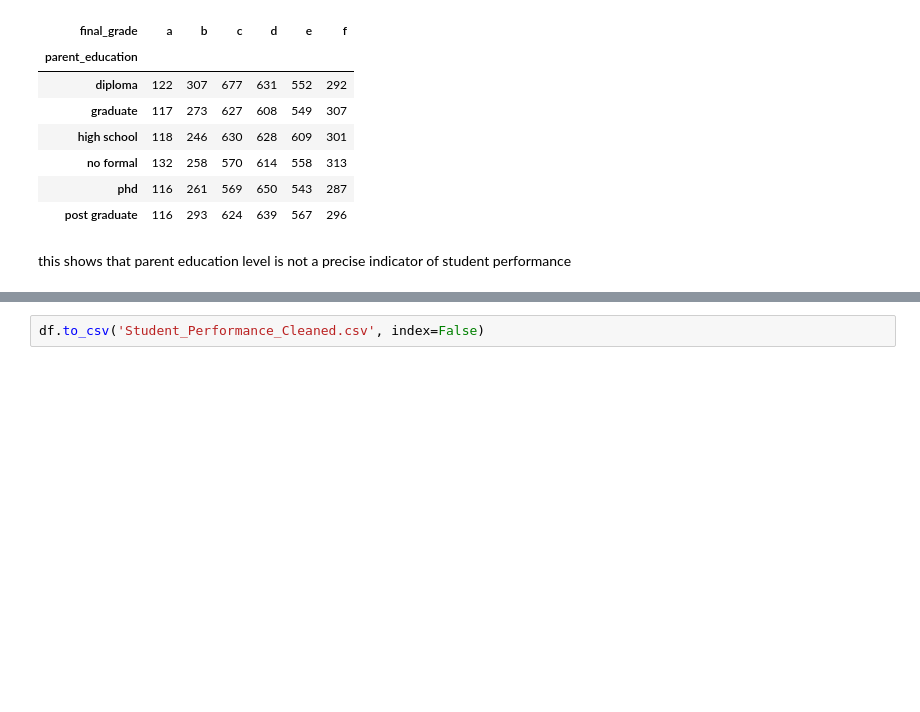
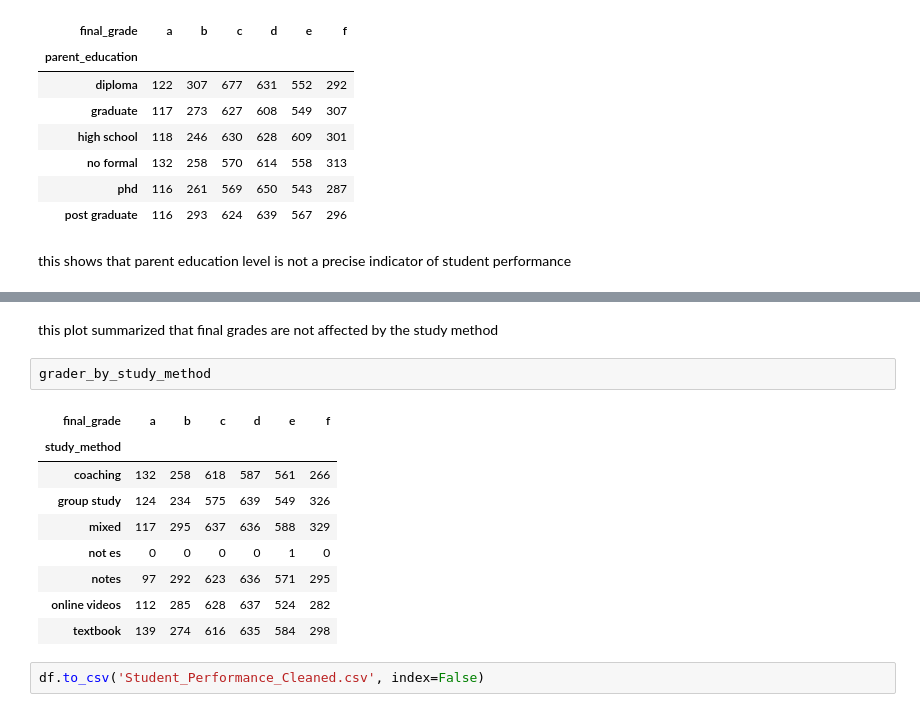
Before and after one commit to iiFouzi/Student-Preformance-Analysis, a Jupyter notebook: code/Student_analysis.ipynb, the cells around one changed output, grey strips where cells are left out. Cells and saved outputs as stored; diff of their text form; blank space fills up the shorter version.

```diff
--- a/code/Student_analysis.ipynb
+++ b/code/Student_analysis.ipynb
@@ -291,2 +321,16 @@ this shows that parent education level is not a precise indicator of student per
+# %% [markdown]
+this plot summarized that final grades are not affected by the study method
+# %%
+grader_by_study_method
+# %% [output]
+| final_grade | a | b | c | d | e | f |
+| study_method |  |  |  |  |  |  |
+| coaching | 132 | 258 | 618 | 587 | 561 | 266 |
+| group study | 124 | 234 | 575 | 639 | 549 | 326 |
+| mixed | 117 | 295 | 637 | 636 | 588 | 329 |
+| not es | 0 | 0 | 0 | 0 | 1 | 0 |
+| notes | 97 | 292 | 623 | 636 | 571 | 295 |
+| online videos | 112 | 285 | 628 | 637 | 524 | 282 |
+| textbook | 139 | 274 | 616 | 635 | 584 | 298 |
 # %%
 df.to_csv('Student_Performance_Cleaned.csv', index=False)
```
Also changed, not shown: parts of 5 cells of this notebook.
